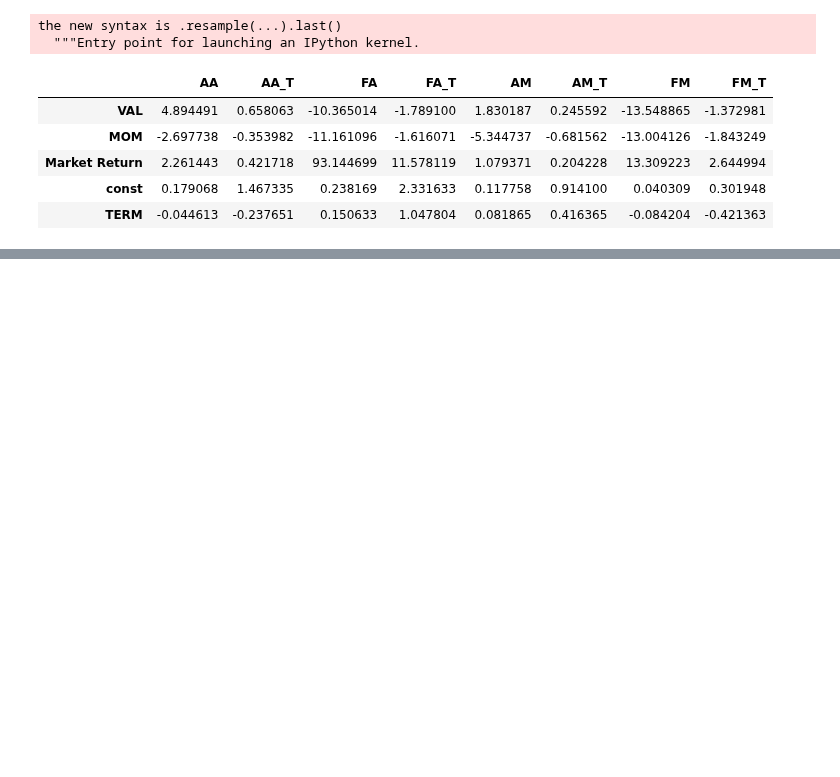
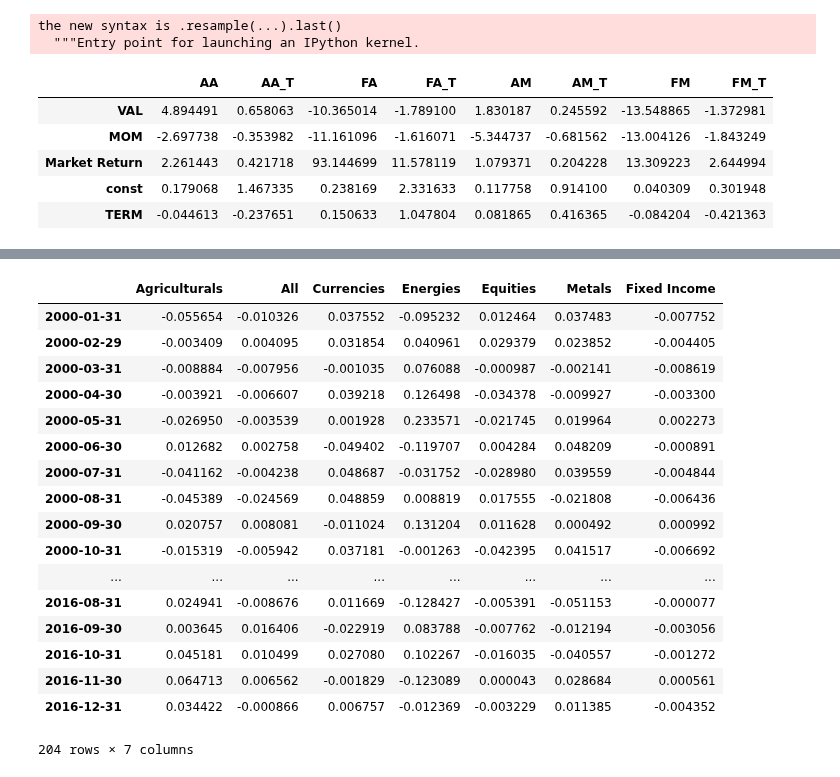
Before and after one commit to mrefermat/FinancePhD, a Jupyter notebook: LiquidityMomentum/Paper 2 - LiquidityFactor.ipynb, the cells around one changed output, grey strips where cells are left out. Drawn from its saved outputs; the diff is of its cells as text; code cells hidden in the pictures; blank space fills up the shorter version.

```diff
--- a/LiquidityMomentum/Paper 2 - LiquidityFactor.ipynb
+++ b/LiquidityMomentum/Paper 2 - LiquidityFactor.ipynb
@@ -356,0 +364,21 @@ betas_res
+# %%
+factors
+# %% [output]
+|  | Agriculturals | All | Currencies | Energies | Equities | Metals | Fixed Income |
+| 2000-01-31 | -0.055654 | -0.010326 | 0.037552 | -0.095232 | 0.012464 | 0.037483 | -0.007752 |
+| 2000-02-29 | -0.003409 | 0.004095 | 0.031854 | 0.040961 | 0.029379 | 0.023852 | -0.004405 |
+| 2000-03-31 | -0.008884 | -0.007956 | -0.001035 | 0.076088 | -0.000987 | -0.002141 | -0.008619 |
+| 2000-04-30 | -0.003921 | -0.006607 | 0.039218 | 0.126498 | -0.034378 | -0.009927 | -0.003300 |
+| 2000-05-31 | -0.026950 | -0.003539 | 0.001928 | 0.233571 | -0.021745 | 0.019964 | 0.002273 |
+| 2000-06-30 | 0.012682 | 0.002758 | -0.049402 | -0.119707 | 0.004284 | 0.048209 | -0.000891 |
+| 2000-07-31 | -0.041162 | -0.004238 | 0.048687 | -0.031752 | -0.028980 | 0.039559 | -0.004844 |
+| 2000-08-31 | -0.045389 | -0.024569 | 0.048859 | 0.008819 | 0.017555 | -0.021808 | -0.006436 |
+| 2000-09-30 | 0.020757 | 0.008081 | -0.011024 | 0.131204 | 0.011628 | 0.000492 | 0.000992 |
+| 2000-10-31 | -0.015319 | -0.005942 | 0.037181 | -0.001263 | -0.042395 | 0.041517 | -0.006692 |
+| ... | ... | ... | ... | ... | ... | ... | ... |
+| 2016-08-31 | 0.024941 | -0.008676 | 0.011669 | -0.128427 | -0.005391 | -0.051153 | -0.000077 |
+| 2016-09-30 | 0.003645 | 0.016406 | -0.022919 | 0.083788 | -0.007762 | -0.012194 | -0.003056 |
+| 2016-10-31 | 0.045181 | 0.010499 | 0.027080 | 0.102267 | -0.016035 | -0.040557 | -0.001272 |
+| 2016-11-30 | 0.064713 | 0.006562 | -0.001829 | -0.123089 | 0.000043 | 0.028684 | 0.000561 |
+| 2016-12-31 | 0.034422 | -0.000866 | 0.006757 | -0.012369 | -0.003229 | 0.011385 | -0.004352 |
+204 rows × 7 columns
```
Also changed, not shown: parts of 6 cells of this notebook, 3 other files.
